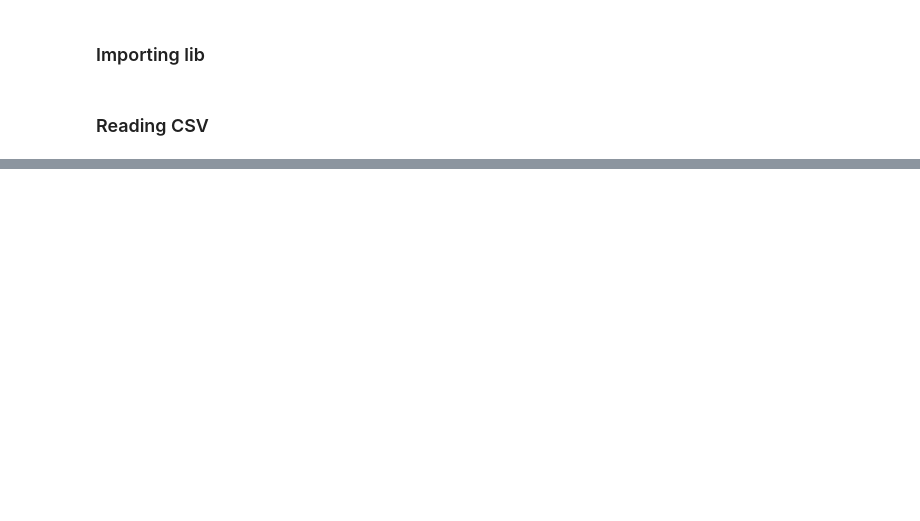
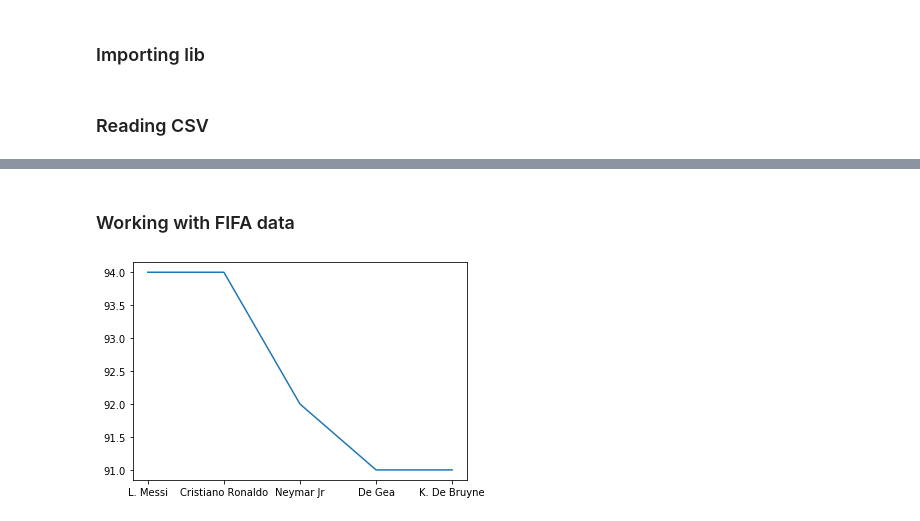
Before and after one commit to pathak-gaurav/matplotlib_tutorial_20_may, a Jupyter notebook: matplot_tutorial.ipynb, the cells around one changed output, grey strips where cells are left out. Saved outputs shown, nothing was run; the diff lists cells and outputs as text; code cells hidden in the pictures; blank space fills up the shorter version.

```diff
--- a/matplot_tutorial.ipynb
+++ b/matplot_tutorial.ipynb
@@ -27,0 +43,9 @@ plt.show()
+# %% [markdown]
+### Working with FIFA data
+# %%
+fifa = pd.read_csv('fifa_data.csv')
+fifa.head(4)
+plt.plot(fifa[0:5].Name,fifa[0:5].Overall)
+plt.show()
+# %% [output]
+[figure, added]
```
Also changed, not shown: parts of 8 cells of this notebook, 1 other file.
